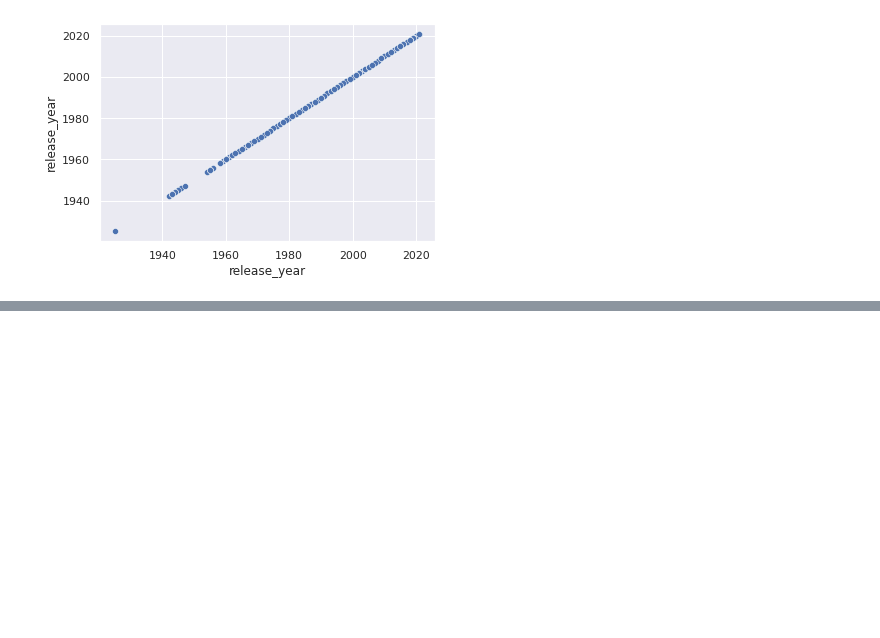
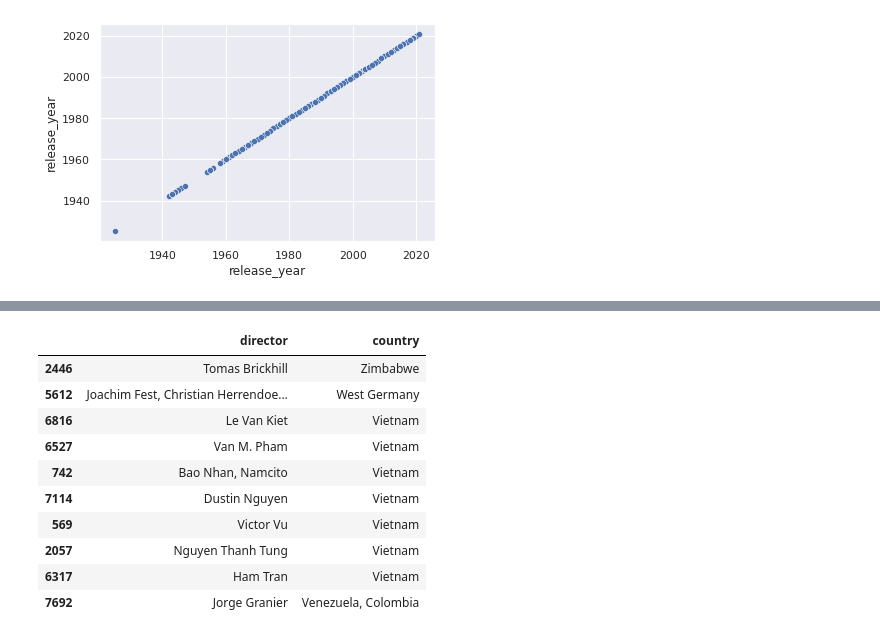
Before and after one commit to Francelinojr/TRABALHO-ICD, a Jupyter notebook: Olá,_este_é_o_Colaboratory.ipynb, the cells around one changed output, grey strips where cells are left out. Drawn from its saved outputs; the diff is of its cells as text; code cells hidden in the pictures; blank space fills up the shorter version.

```diff
--- a/Olá,_este_é_o_Colaboratory.ipynb
+++ b/Olá,_este_é_o_Colaboratory.ipynb
@@ -72,0 +152,14 @@ ax = sns.scatterplot(data=master, x="release_year", y="release_year")
+# %%
+master[["director","country"]].sort_values(by="country",ascending=False).head(10)
+# %% [output]
+|  | director | country |
+| 2446 | Tomas Brickhill | Zimbabwe |
+| 5612 | Joachim Fest, Christian Herrendoe... | West Germany |
+| 6816 | Le Van Kiet | Vietnam |
+| 6527 | Van M. Pham | Vietnam |
+| 742 | Bao Nhan, Namcito | Vietnam |
+| 7114 | Dustin Nguyen | Vietnam |
+| 569 | Victor Vu | Vietnam |
+| 2057 | Nguyen Thanh Tung | Vietnam |
+| 6317 | Ham Tran | Vietnam |
+| 7692 | Jorge Granier | Venezuela, Colombia |
```
Also changed, not shown: parts of 7 cells of this notebook.
